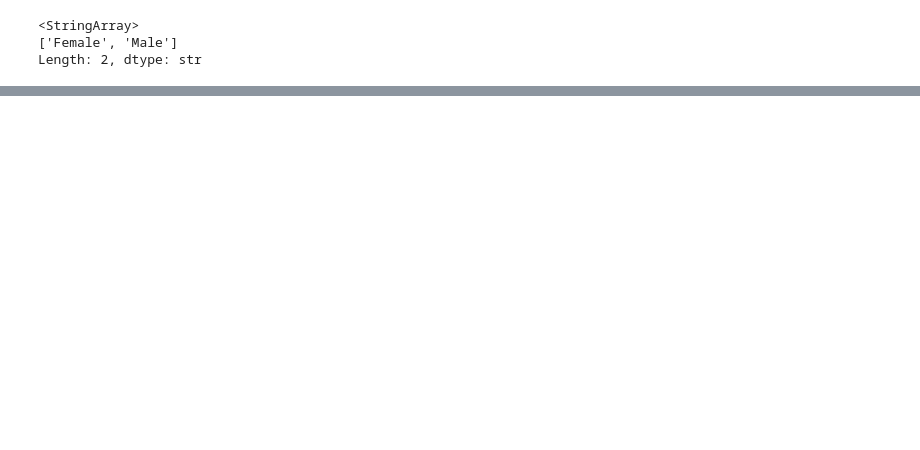
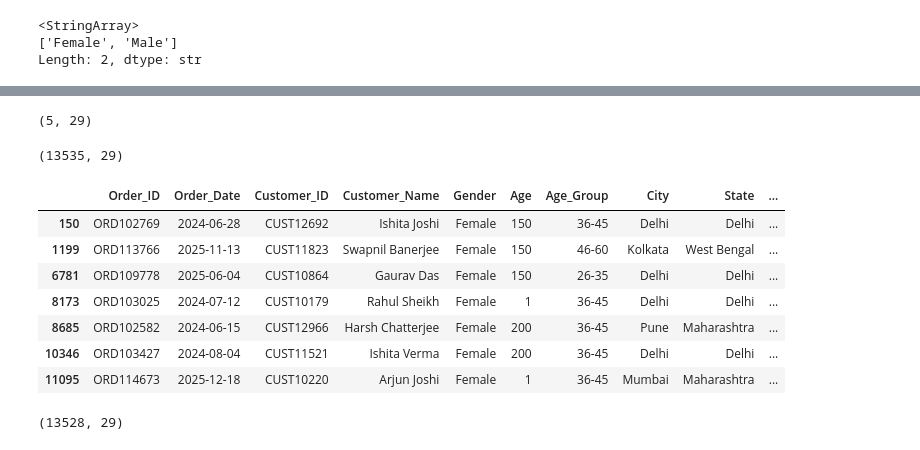
Before and after one commit to Tanujakarande5703/data_analysis_project, a Jupyter notebook: project.ipynb, the cells around one changed output, grey strips where cells are left out. Cells and saved outputs as stored; diff of their text form; code cells hidden in the pictures; blank space fills up the shorter version.

```diff
--- a/project.ipynb
+++ b/project.ipynb
@@ -437,0 +556,21 @@ Length: 2, dtype: str
+# %%
+df_raw[df_raw["Quantity"]<=0].shape
+# %% [output]
+(5, 29)
+# %%
+df_raw=df_raw[~(df_raw["Quantity"]<=0)]
+# %%
+df_raw.shape
+# %% [output]
+(13535, 29)
+# %%
+df_raw[( df_raw["Age"] < 15 ) | ( df_raw["Age"] > 90 ) ]
+# %% [output]
+|  | Order_ID | Order_Date | Customer_ID | Customer_Name | Gender | Age | Age_Group | City | State | ... |
+| 150 | ORD102769 | 2024-06-28 | CUST12692 | Ishita Joshi | Female | 150 | 36-45 | Delhi | Delhi | ... |
+| 1199 | ORD113766 | 2025-11-13 | CUST11823 | Swapnil Banerjee | Female | 150 | 46-60 | Kolkata | West Bengal | ... |
+| 6781 | ORD109778 | 2025-06-04 | CUST10864 | Gaurav Das | Female | 150 | 26-35 | Delhi | Delhi | ... |
+| 8173 | ORD103025 | 2024-07-12 | CUST10179 | Rahul Sheikh | Female | 1 | 36-45 | Delhi | Delhi | ... |
+| 8685 | ORD102582 | 2024-06-15 | CUST12966 | Harsh Chatterjee | Female | 200 | 36-45 | Pune | Maharashtra | ... |
+| 10346 | ORD103427 | 2024-08-04 | CUST11521 | Ishita Verma | Female | 200 | 36-45 | Delhi | Delhi | ... |
+| 11095 | ORD114673 | 2025-12-18 | CUST10220 | Arjun Joshi | Female | 1 | 36-45 | Mumbai | Maharashtra | ... |
@@ -437,0 +582,4 @@ Length: 2, dtype: str
+# %%
+df_raw.shape
+# %% [output]
+(13528, 29)
```
Also changed, not shown: parts of 40 cells of this notebook.
